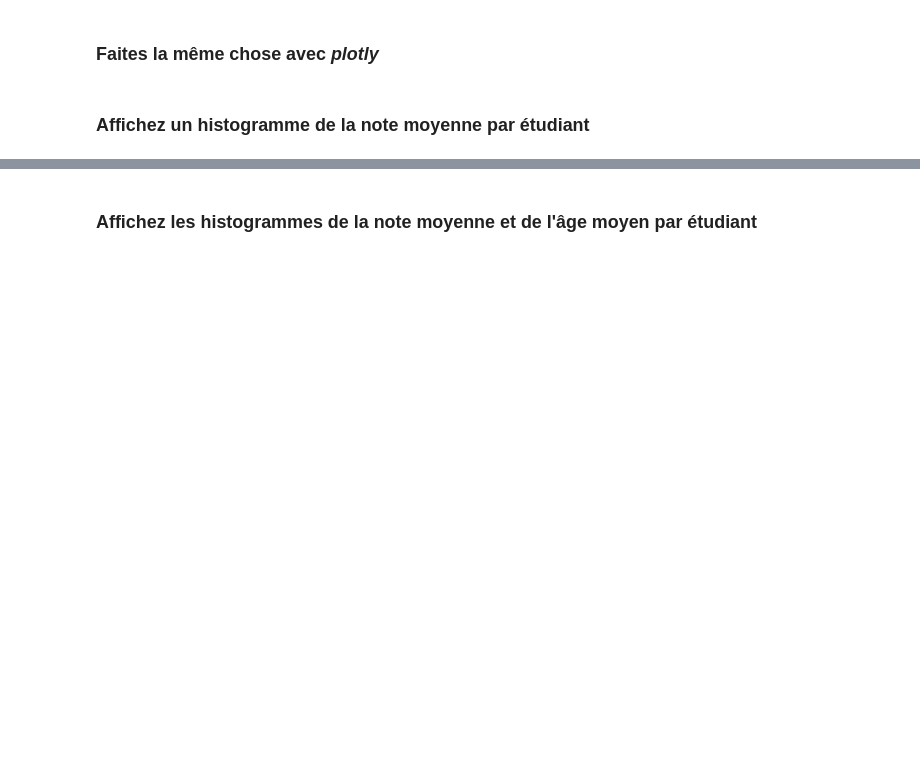
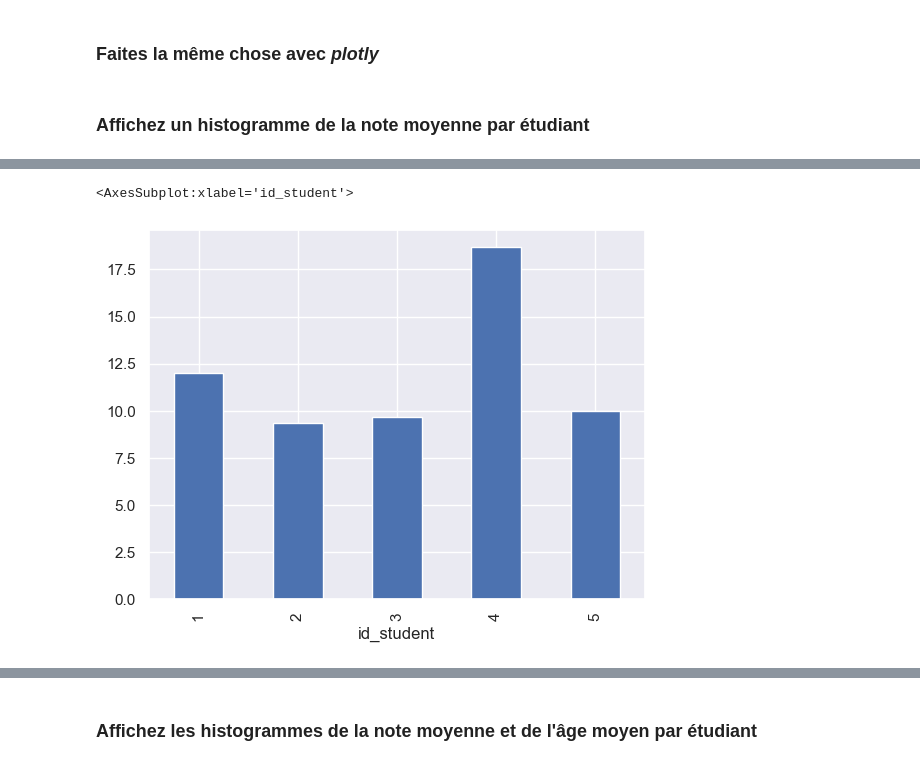
Before and after one commit to AlexisBogroff/data_viz_python_1_day, a Jupyter notebook: src/tp_correction.ipynb, the cells around one changed output, grey strips where cells are left out. Cells and saved outputs as stored; diff of their text form; code cells hidden in the pictures; blank space fills up the shorter version.

```diff
--- a/src/tp_correction.ipynb
+++ b/src/tp_correction.ipynb
@@ -194,0 +210,7 @@ df.groupby('id_student').mean()['grade'].hist();
+# %%
+grp = df.groupby('id_student').mean()
+grp_grade = grp['grade']
+grp['grade'].plot.bar()
+# %% [output]
+<AxesSubplot:xlabel='id_student'>
+[figure, added]
```
Also changed, not shown: parts of 24 cells of this notebook.
